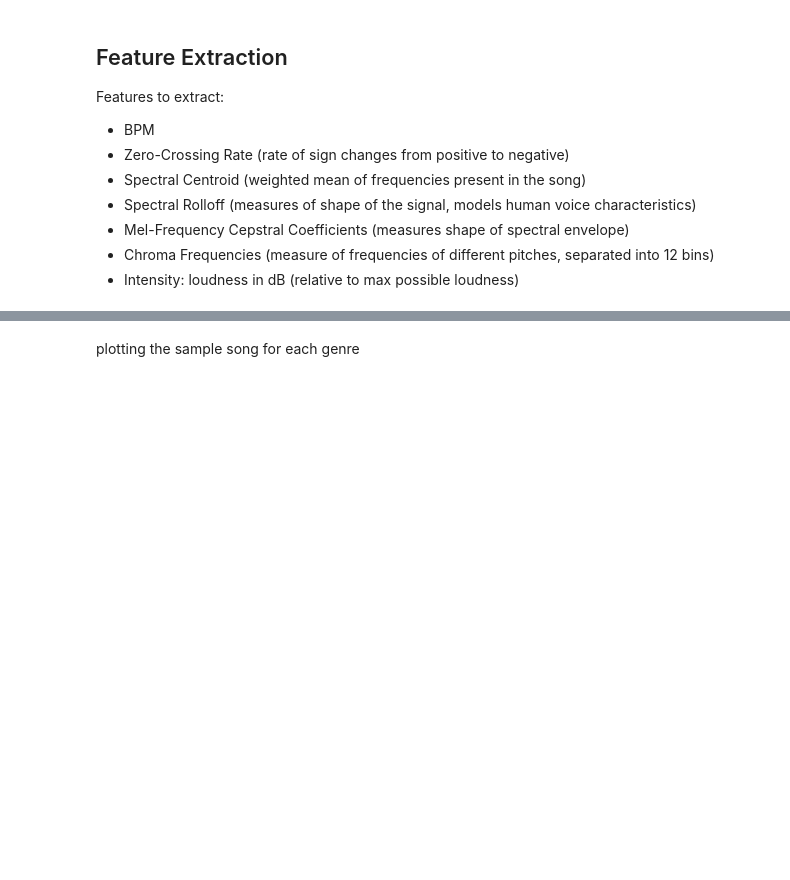
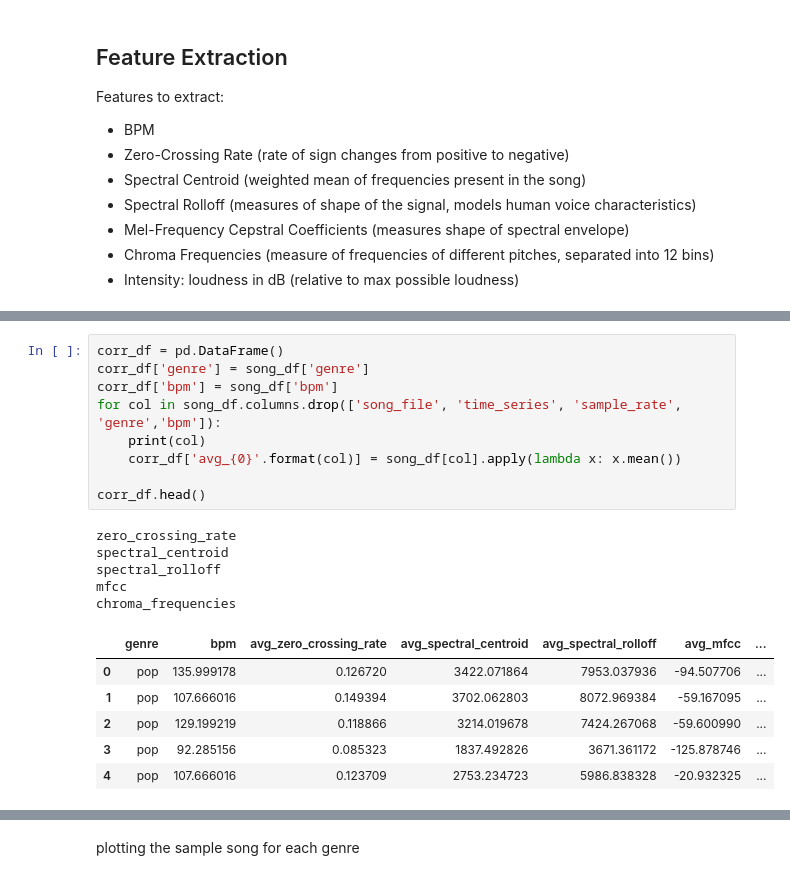
Before and after one commit to alarsen123/music-genre-classification, a Jupyter notebook: MLP2/analysis/analysis.ipynb, the cells around one changed output, grey strips where cells are left out. Cells and saved outputs as stored; diff of their text form; blank space fills up the shorter version.

```diff
--- a/MLP2/analysis/analysis.ipynb
+++ b/MLP2/analysis/analysis.ipynb
@@ -103,0 +120,21 @@ song_df
+# %%
+corr_df = pd.DataFrame()
+corr_df['genre'] = song_df['genre']
+corr_df['bpm'] = song_df['bpm']
+for col in song_df.columns.drop(['song_file', 'time_series', 'sample_rate', 'genre','bpm']):
+    print(col)
+    corr_df['avg_{0}'.format(col)] = song_df[col].apply(lambda x: x.mean())
+
+corr_df.head()
+# %% [output]
+zero_crossing_rate
+spectral_centroid
+spectral_rolloff
+mfcc
+chroma_frequencies
+|  | genre | bpm | avg_zero_crossing_rate | avg_spectral_centroid | avg_spectral_rolloff | avg_mfcc | ... |
+| 0 | pop | 135.999178 | 0.126720 | 3422.071864 | 7953.037936 | -94.507706 | ... |
+| 1 | pop | 107.666016 | 0.149394 | 3702.062803 | 8072.969384 | -59.167095 | ... |
+| 2 | pop | 129.199219 | 0.118866 | 3214.019678 | 7424.267068 | -59.600990 | ... |
+| 3 | pop | 92.285156 | 0.085323 | 1837.492826 | 3671.361172 | -125.878746 | ... |
+| 4 | pop | 107.666016 | 0.123709 | 2753.234723 | 5986.838328 | -20.932325 | ... |
```
Also changed, not shown: parts of 19 cells of this notebook, 1 other file.
